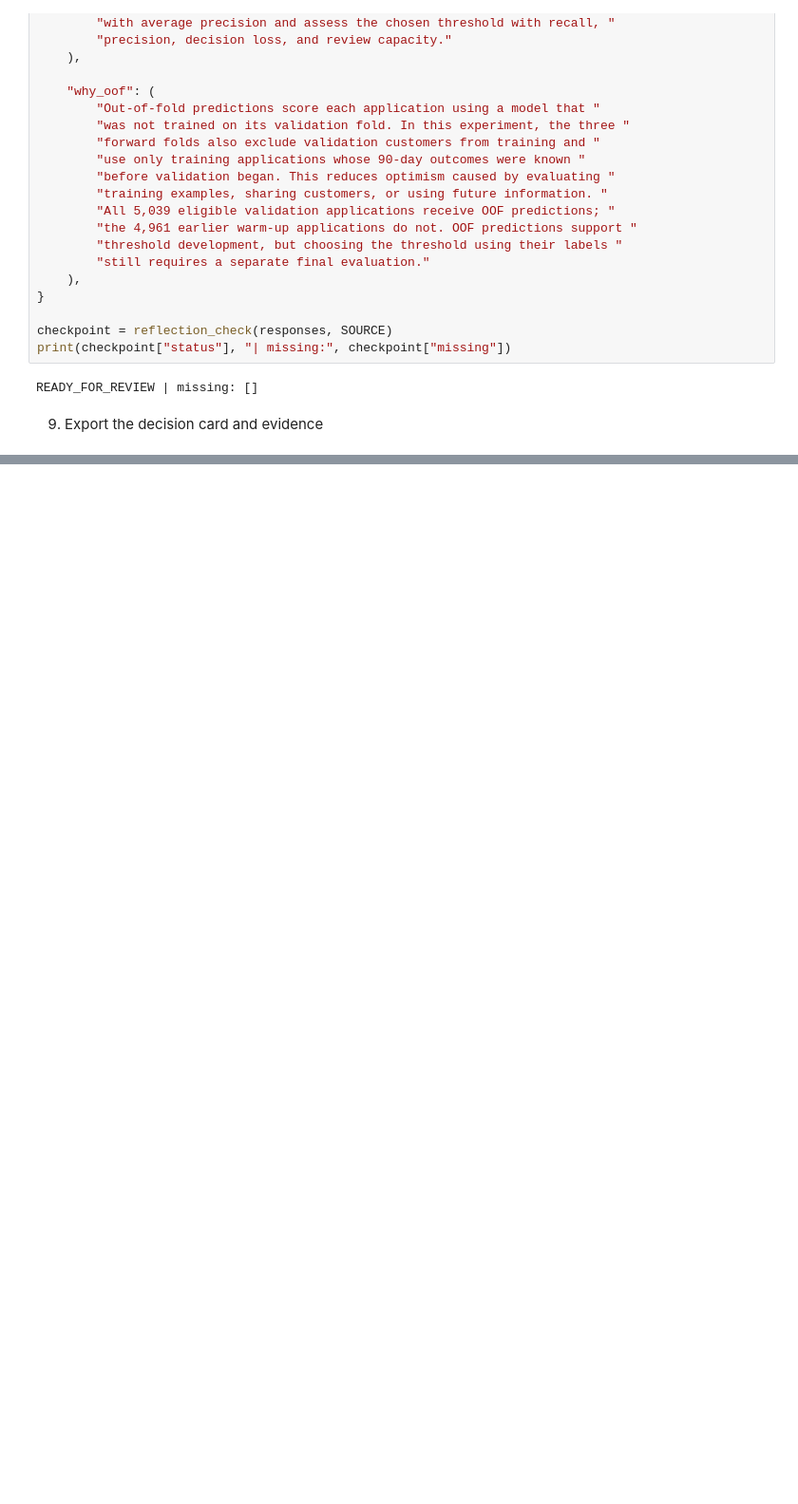
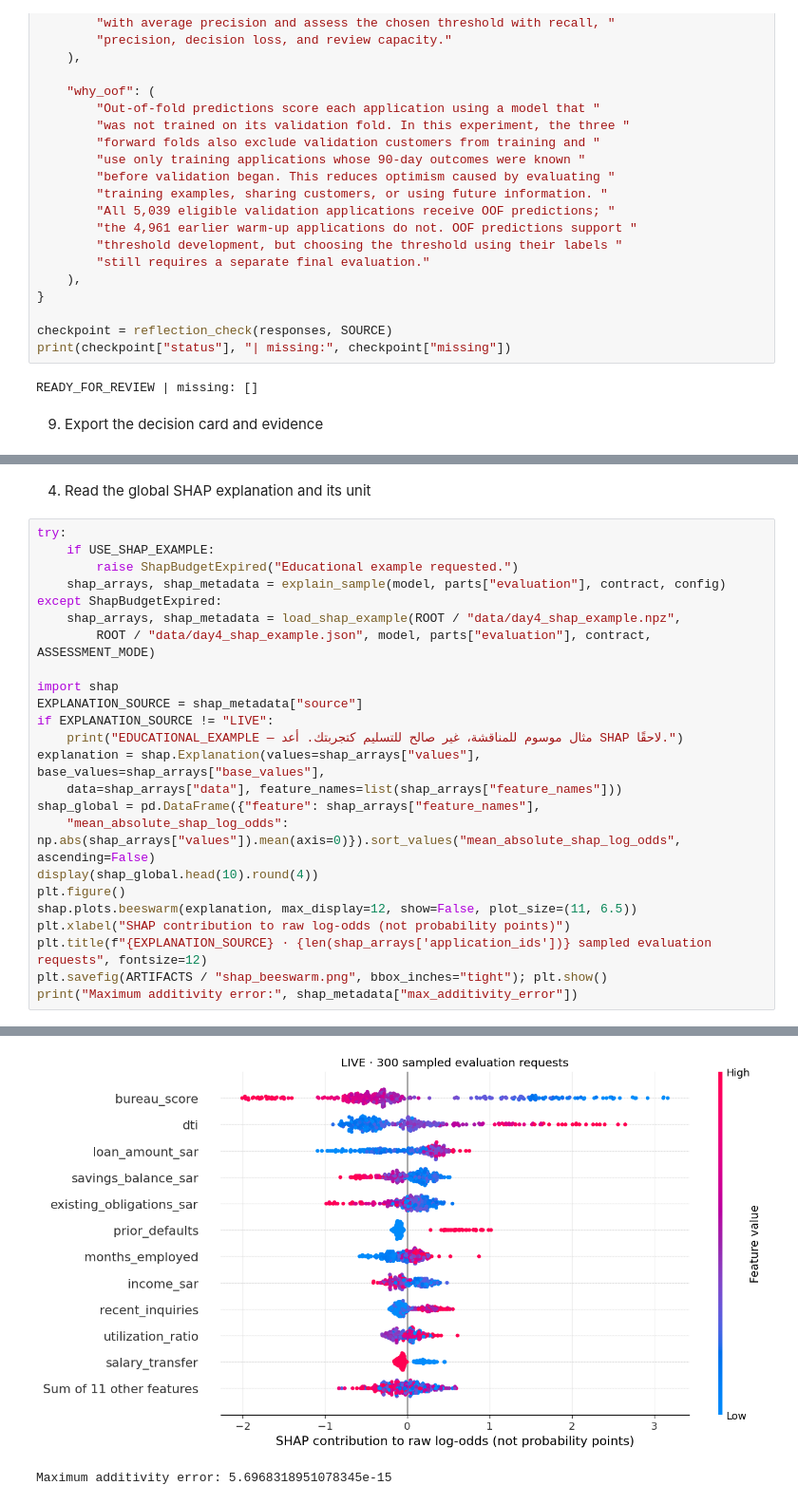
Before and after one commit to aljuharaalshagri/Tamweel_SDAIA_AdvanceML, a Jupyter notebook: notebooks/Tamweel_aljuharaalshagri.ipynb, the cells around one changed output, grey strips where cells are left out. Shown at 95% size. Cells and saved outputs as stored; diff of their text form; blank space fills up the shorter version.

```diff
--- a/notebooks/Tamweel_aljuharaalshagri.ipynb
+++ b/notebooks/Tamweel_aljuharaalshagri.ipynb
@@ -1875,0 +2013,27 @@ Saved 18 files in day3_artifacts.zip — complete your reasoning and download.
+# %% [markdown]
+4. Read the global SHAP explanation and its unit
+# %%
+try:
+    if USE_SHAP_EXAMPLE:
+        raise ShapBudgetExpired("Educational example requested.")
+    shap_arrays, shap_metadata = explain_sample(model, parts["evaluation"], contract, config)
+except ShapBudgetExpired:
+    shap_arrays, shap_metadata = load_shap_example(ROOT / "data/day4_shap_example.npz",
+        ROOT / "data/day4_shap_example.json", model, parts["evaluation"], contract, ASSESSMENT_MODE)
+
+import shap
+EXPLANATION_SOURCE = shap_metadata["source"]
+if EXPLANATION_SOURCE != "LIVE":
+    print("EDUCATIONAL_EXAMPLE — مثال موسوم للمناقشة، غير صالح للتسليم كتجربتك. أعد SHAP لاحقًا.")
+explanation = shap.Explanation(values=shap_arrays["values"], base_values=shap_arrays["base_values"],
+    data=shap_arrays["data"], feature_names=list(shap_arrays["feature_names"]))
+shap_global = pd.DataFrame({"feature": shap_arrays["feature_names"],
+    "mean_absolute_shap_log_odds": np.abs(shap_arrays["values"]).mean(axis=0)}).sort_values("mean_absolute_shap_log_odds", ascending=False)
+display(shap_global.head(10).round(4))
+plt.figure()
+shap.plots.beeswarm(explanation, max_display=12, show=False, plot_size=(11, 6.5))
+plt.xlabel("SHAP contribution to raw log-odds (not probability points)")
+plt.title(f"{EXPLANATION_SOURCE} · {len(shap_arrays['application_ids'])} sampled evaluation requests", fontsize=12)
+plt.savefig(ARTIFACTS / "shap_beeswarm.png", bbox_inches="tight"); plt.show()
+print("Maximum additivity error:", shap_metadata["max_additivity_error"])
+# %% [output]
@@ -1875,0 +2051,2 @@ Saved 18 files in day3_artifacts.zip — complete your reasoning and download.
+[figure, added]
+Maximum additivity error: 5.6968318951078345e-15
```
Also changed, not shown: parts of 26 cells of this notebook.
